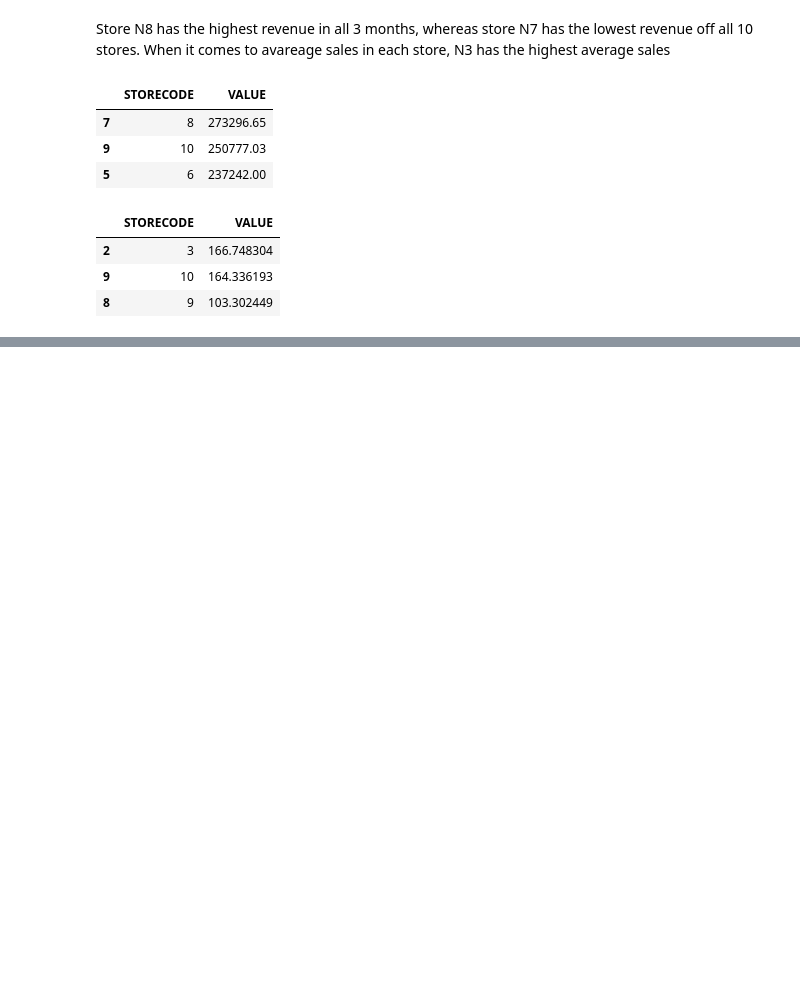
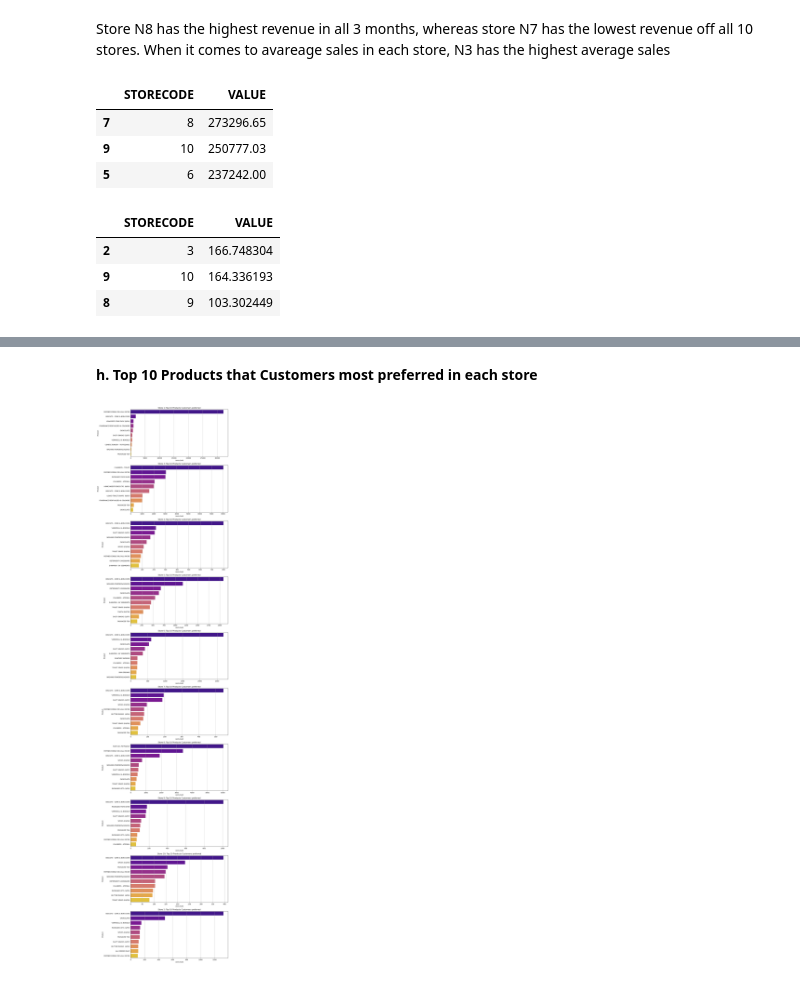
Before and after one commit to shriansh8619/EDA_Customer_Behavior, a Jupyter notebook: EDA_Customer_Behav.ipynb, the cells around one changed output, grey strips where cells are left out. Drawn from its saved outputs; the diff is of its cells as text; code cells hidden in the pictures; blank space fills up the shorter version.

```diff
--- a/EDA_Customer_Behav.ipynb
+++ b/EDA_Customer_Behav.ipynb
@@ -378,0 +377,20 @@ Passing `palette` without assigning `hue` is deprecated and will be removed in v
+# %% [markdown]
+ **h. Top 10 Products that Customers most preferred in each store**
+# %%
+stores=df['STORECODE'].unique()
+plt.figure(figsize=(12,5*len(stores)))
+palettes = ['coolwarm', 'viridis', 'Spectral', 'Dark2']
+
+for i, store in enumerate(stores, 1):
+    store_data = df[df['STORECODE'] == store]
+    most_bought_product_in_each_store = store_data.groupby(['STORECODE', 'GRP'])['QTY'].sum().sort_values(ascending=False).reset_index()
+    plt.subplot(len(stores), 1, i)
+    sns.barplot(x='QTY', y='GRP', data=most_bought_product_in_each_store[:10], palette='plasma')
+    plt.grid(axis='x')
+    plt.xlabel('Units Sold')
+    plt.ylabel('Product')
+    plt.title(f"Store {store}: Top 10 Products Customers preferred")
+plt.tight_layout()
+plt.show()
+# %% [output]
+[figure, added]
```
Also changed, not shown: parts of 31 cells of this notebook.
